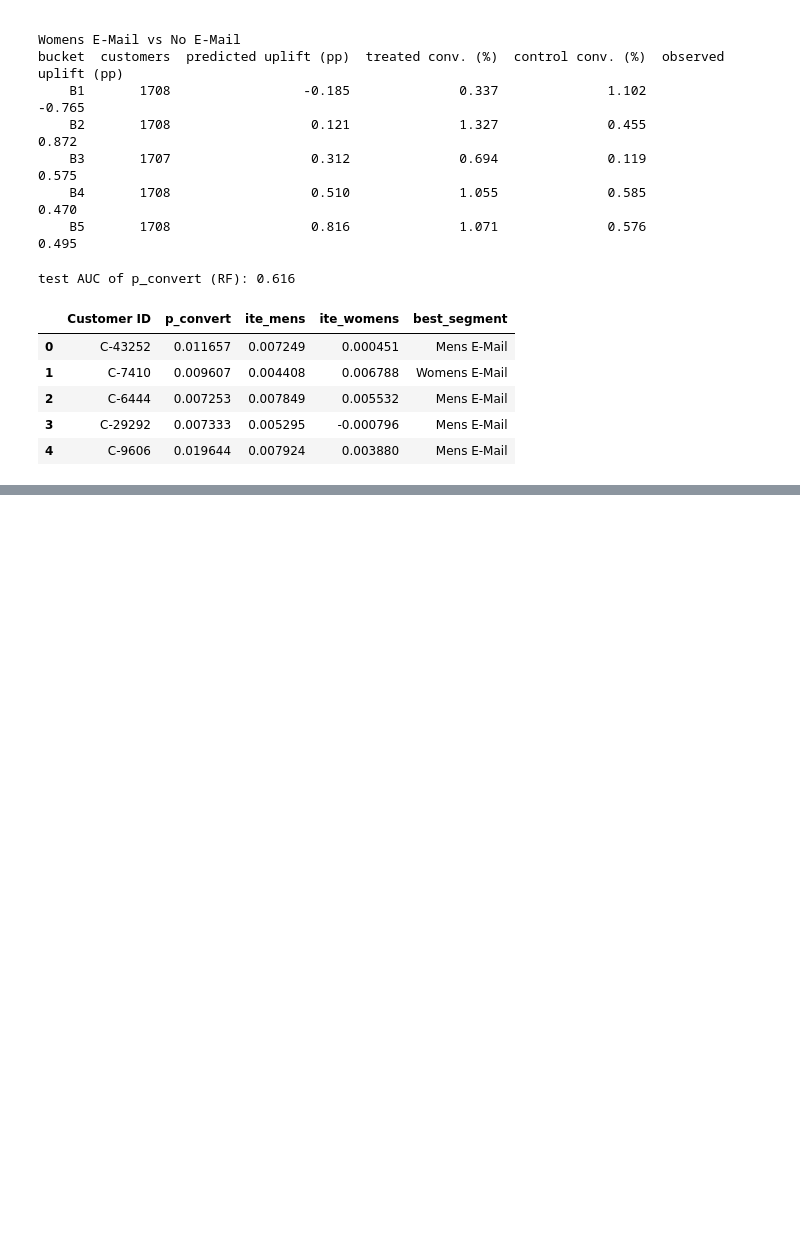
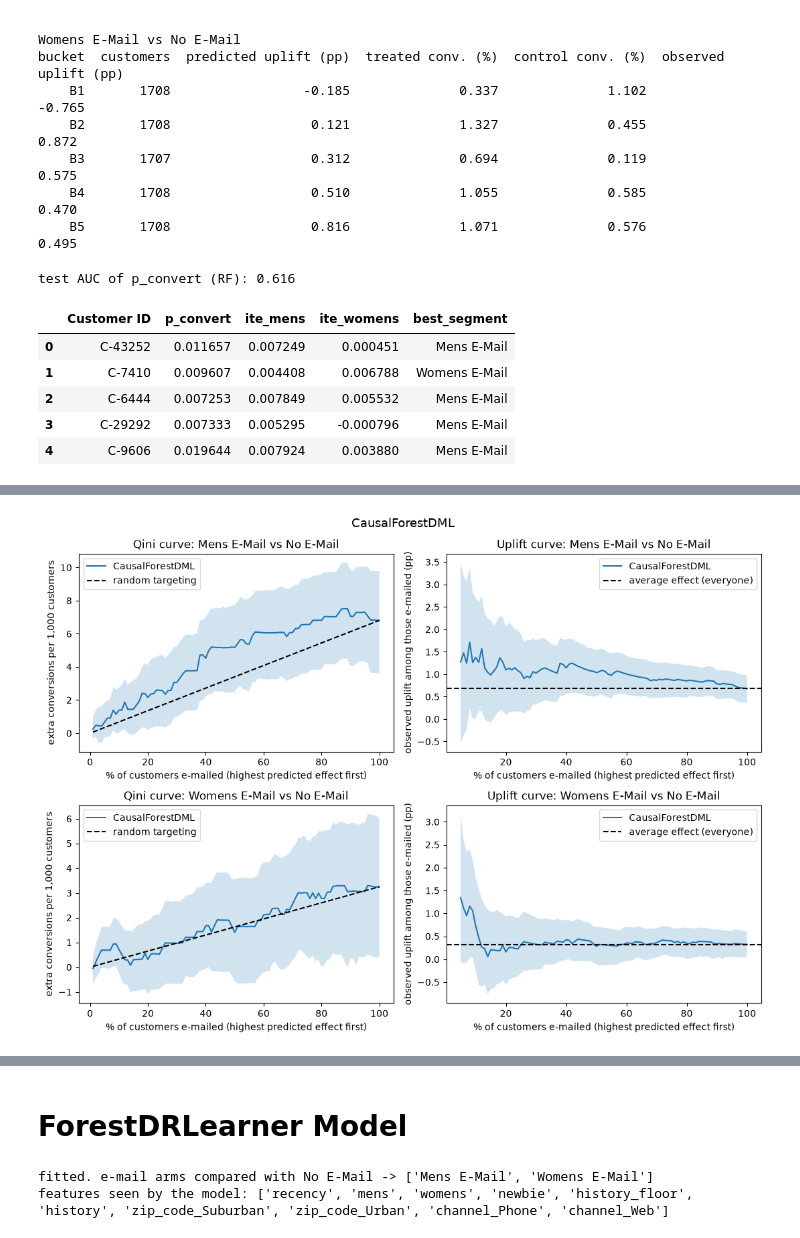
Before and after one commit to Sharathh-K/project, a Jupyter notebook: Notebooks/Double_ML_Model.ipynb, the cells around one changed output, grey strips where cells are left out. Saved outputs shown, nothing was run; the diff lists cells and outputs as text; code cells hidden in the pictures; blank space fills up the shorter version.

```diff
--- a/Notebooks/Double_ML_Model.ipynb
+++ b/Notebooks/Double_ML_Model.ipynb
@@ -269,0 +416,11 @@ test AUC of p_convert (RF): 0.616
+# %%
+rec_cf = cf_pipe.recommend(test)
+rec_cf.insert(0, ID_COL, test[ID_COL].values)
+display(rec_cf.head())
+
+print("average estimated effect on the test set (percentage points):")
+print((rec_cf[["ite_mens", "ite_womens"]].mean() * 100).round(3).to_string())
+print("\nspread across customers (std, pp):")
+print((rec_cf[["ite_mens", "ite_womens"]].std() * 100).round(3).to_string())
+print("\nbest option per customer:")
+print(rec_cf["best_segment"].value_counts().to_string())
@@ -269,0 +467,4 @@ test AUC of p_convert (RF): 0.616
+# %%
+curve_report("CausalForestDML", rec_cf)
+# %% [output]
+[figure, added]
@@ -269,0 +474,17 @@ test AUC of p_convert (RF): 0.616
+# %% [markdown]
+# ForestDRLearner Model
+# %%
+dr = ForestDRLearner(
+    model_propensity=DummyClassifier(strategy="prior"),   # fine only because assignment was randomised
+    model_regression=LGBMRegressor(**LGBM_PARAMS),
+    cv=5, n_estimators=500, min_samples_leaf=200, n_jobs=-1, random_state=42,
+)
+dr_pipe = DMLPipeline(clone(preprocessor), dr, FEATURE_COLS, TREATMENT_COL, OUTCOME_COL, CONTROL)
+dr_pipe.fit(train)
+
+
+print("fitted. e-mail arms compared with", CONTROL, "->", dr_pipe.arms_)
+print("features seen by the model:", dr_pipe.feature_names_)
+# %% [output]
+fitted. e-mail arms compared with No E-Mail -> ['Mens E-Mail', 'Womens E-Mail']
+features seen by the model: ['recency', 'mens', 'womens', 'newbie', 'history_floor', 'history', 'zip_code_Suburban', 'zip_code_Urban', 'channel_Phone', 'channel_Web']
```
Also changed, not shown: parts of 23 cells of this notebook, 1 other file.
